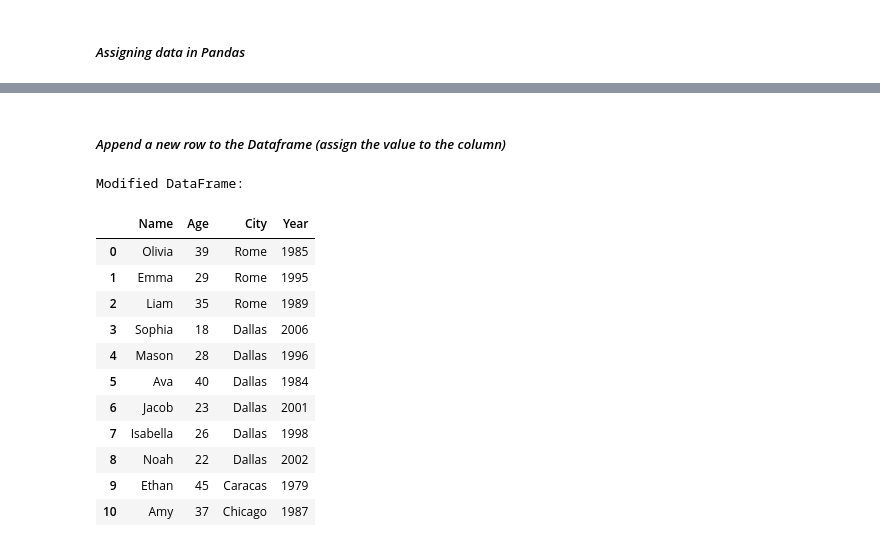
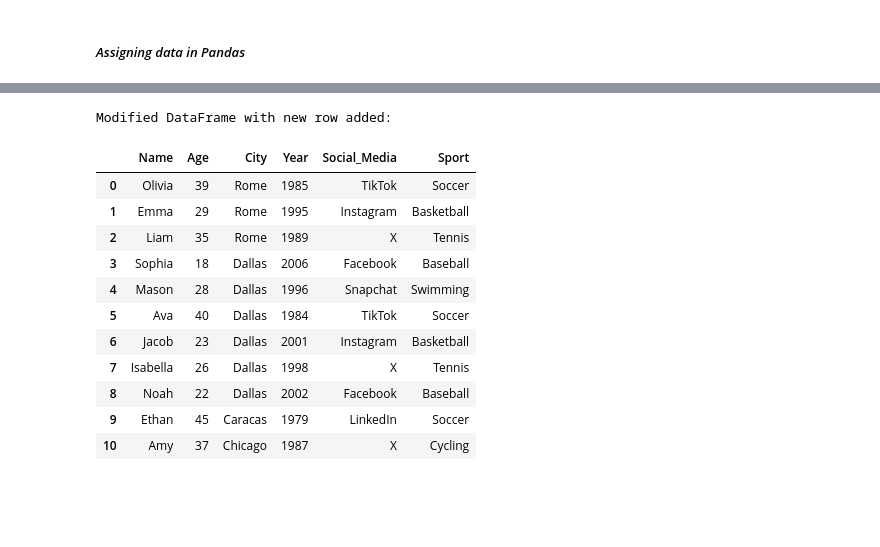
Before and after one commit to ragogzheyan/Course_Work, a Jupyter notebook: demo_1/sample_M2W2.ipynb, the cells around one changed output, grey strips where cells are left out. Cells and saved outputs as stored; diff of their text form; code cells hidden in the pictures; blank space fills up the shorter version.

```diff
--- a/demo_1/sample_M2W2.ipynb
+++ b/demo_1/sample_M2W2.ipynb
@@ -5,13 +6,30 @@
 import pandas as pd
 # %%
+# Create a DataFrame from Python Dictionary
 data = {
-    'Name': [ 'Olivia', 'Emma', 'Liam', 'Sophia', 'Mason', 'Ava', 'Jacob', 'Isabella', 'Noah', 'Ethan' ],
-    'Age': [ 39, 29, 35, 18, 28, 40, 23, 26, 22, 45 ],
-    'City': [ 'Sydney', 'Toronto', 'Madrid', 'Berlin', 'Rome', 'Los Angeles', 'New York', 'London', 'Paris', 'Tokyo' ],
-    'Year': [ 1985, 1995, 1989, 2006, 1996, 1984, 2001, 1998, 2002, 1979 ]
+    'Name': ['Olivia', 'Emma', 'Liam', 'Sophia', 'Mason', 'Ava', 'Jacob', 'Isabella', 'Noah', 'Ethan'],
+    'Age': [39, 29, 35, 18, 28, 40, 23, 26, 22, 45],
+    'City': ['Sydney', 'Toronto', 'Madrid', 'Berlin', 'Rome', 'Los Angeles', 'New York', 'London', 'Paris', 'Tokyo'],
+    'Year': [1985, 1995, 1989, 2006, 1996, 1984, 2001, 1998, 2002, 1979],
+    'Social_Media': ['TikTok', 'Instagram', 'X', 'Facebook', 'Snapchat', 'TikTok', 'Instagram', 'X', 'Facebook', 'LinkedIn' ],
+    'Sport': ['Soccer', 'Basketball', 'Tennis', 'Baseball', 'Swimming', 'Soccer', 'Basketball','Tennis', 'Baseball','Soccer']
 }
+df = pd.DataFrame(data)
 
-# convert the dictionary into a DataFrame
-df = pd.DataFrame(data)
-df
+# Convert the 'Year' column from int64 to object (string)
+df['Year'] = df['Year'].astype(str)
+
+# Print the DataFrame
+print("DataFrame:")
+print(df)
+
+# Check the data types to confirm the change
+print("\nData types:")
+print(df.dtypes)
+
+# Select the 'Name' and 'City' columns from the DataFrame
+name_city = df[['Name','City']]
+
+print('\nSelected Columns:')
+print(name_city)
 # %% [output]
@@ -312,22 +410,21 @@ df
-# %% [markdown]
-##### _*Append a new row to the Dataframe (assign the value to the column)*_
 # %%
-# len() calculates the number of rows and len(df.index) -> (which gives us the next available index one more than the current highest index)
-df.loc[len(df.index)] = ['Amy', 37, 'Chicago', 1987]
+# Append a new row to the DataFrame (using build-in function len())
+# len(df.index) gives the current number of rows, which is used to find the next available index for adding a new row
+df.loc[len(df.index)] = ['Amy', 37, 'Chicago', 1987, 'X', 'Cycling']
 
-print("Modified DataFrame:")
+print("Modified DataFrame with new row added:")
 df
 # %% [output]
-Modified DataFrame:
+Modified DataFrame with new row added:
-|  | Name | Age | City | Year |
-| 0 | Olivia | 39 | Rome | 1985 |
-| 1 | Emma | 29 | Rome | 1995 |
-| 2 | Liam | 35 | Rome | 1989 |
-| 3 | Sophia | 18 | Dallas | 2006 |
-| 4 | Mason | 28 | Dallas | 1996 |
-| 5 | Ava | 40 | Dallas | 1984 |
-| 6 | Jacob | 23 | Dallas | 2001 |
-| 7 | Isabella | 26 | Dallas | 1998 |
-| 8 | Noah | 22 | Dallas | 2002 |
-| 9 | Ethan | 45 | Caracas | 1979 |
-| 10 | Amy | 37 | Chicago | 1987 |
+|  | Name | Age | City | Year | Social_Media | Sport |
+| 0 | Olivia | 39 | Rome | 1985 | TikTok | Soccer |
+| 1 | Emma | 29 | Rome | 1995 | Instagram | Basketball |
+| 2 | Liam | 35 | Rome | 1989 | X | Tennis |
+| 3 | Sophia | 18 | Dallas | 2006 | Facebook | Baseball |
+| 4 | Mason | 28 | Dallas | 1996 | Snapchat | Swimming |
+| 5 | Ava | 40 | Dallas | 1984 | TikTok | Soccer |
+| 6 | Jacob | 23 | Dallas | 2001 | Instagram | Basketball |
+| 7 | Isabella | 26 | Dallas | 1998 | X | Tennis |
+| 8 | Noah | 22 | Dallas | 2002 | Facebook | Baseball |
+| 9 | Ethan | 45 | Caracas | 1979 | LinkedIn | Soccer |
+| 10 | Amy | 37 | Chicago | 1987 | X | Cycling |
```
Also changed, not shown: parts of 24 cells of this notebook, 2 other files.
